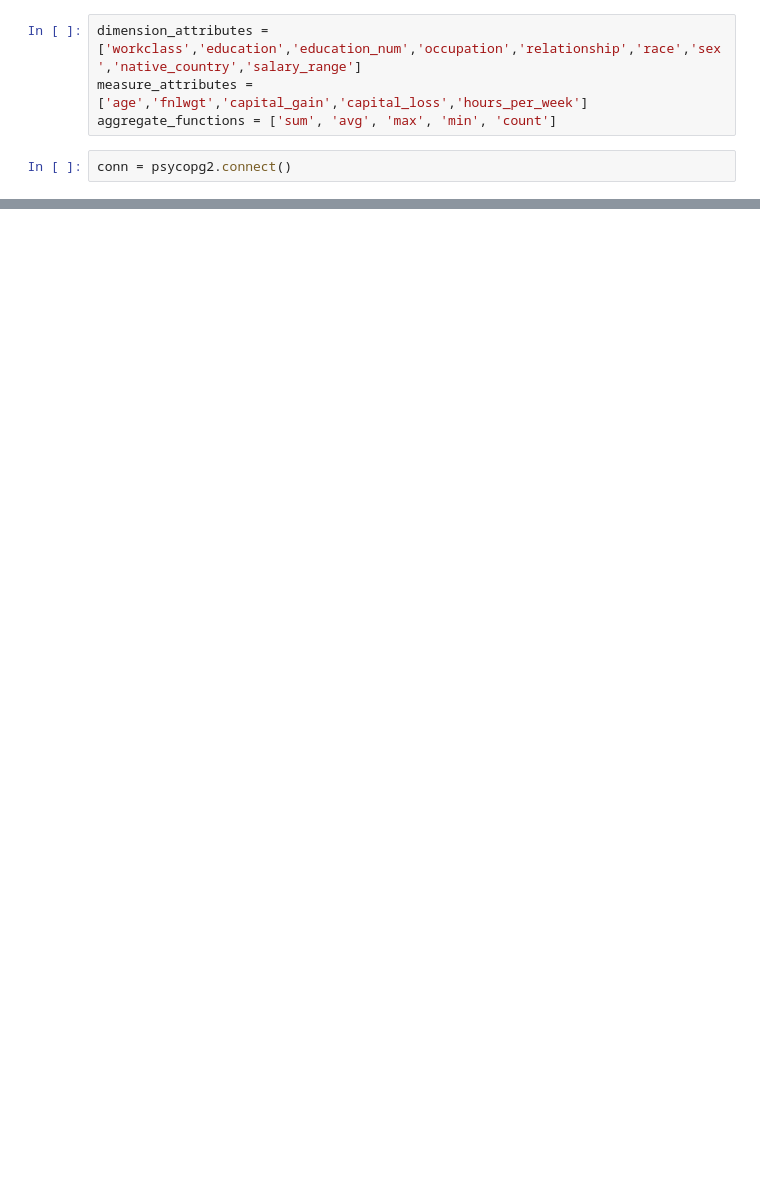
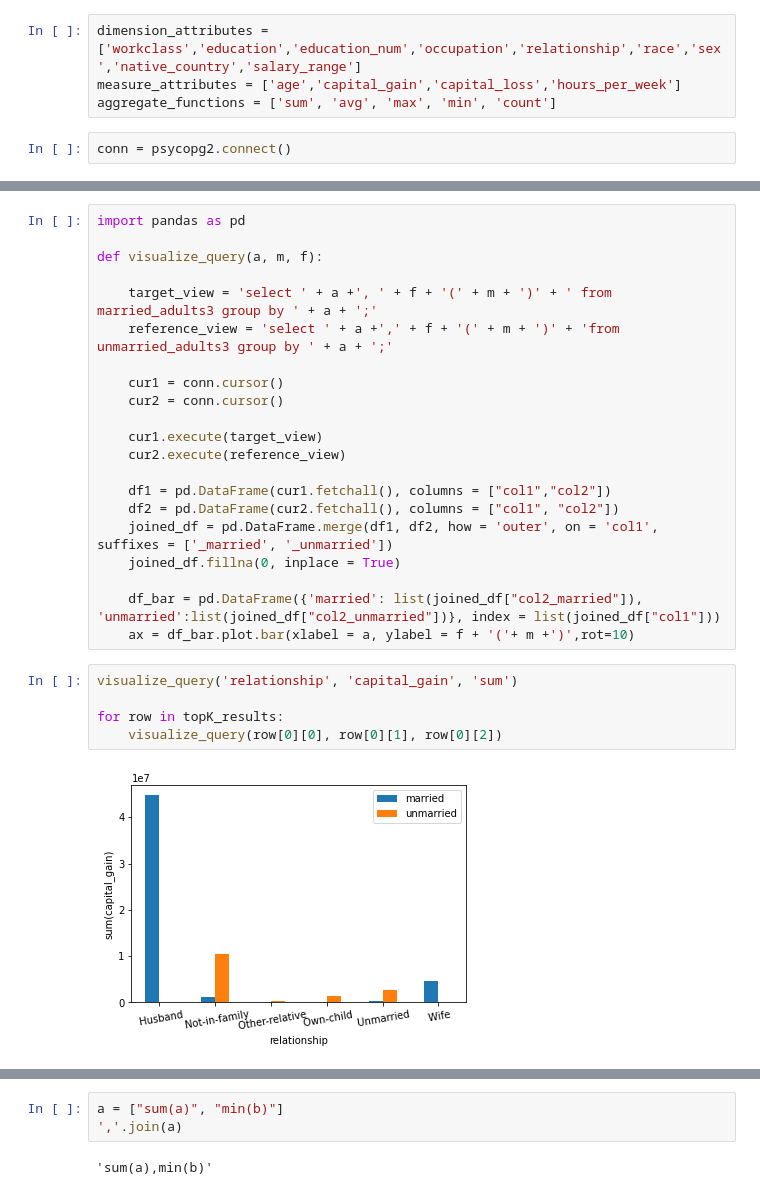
Before and after one commit to mohithakhilesh/seeDB, a Jupyter notebook: seedb.ipynb, the cells around one changed output, grey strips where cells are left out. Cells and saved outputs as stored; diff of their text form; blank space fills up the shorter version.

```diff
--- a/seedb.ipynb
+++ b/seedb.ipynb
@@ -4,6 +6,6 @@ from scipy import stats as kl
 # %%
 dimension_attributes = ['workclass','education','education_num','occupation','relationship','race','sex','native_country','salary_range']
-measure_attributes = ['age','fnlwgt','capital_gain','capital_loss','hours_per_week']
+measure_attributes = ['age','capital_gain','capital_loss','hours_per_week']
 aggregate_functions = ['sum', 'avg', 'max', 'min', 'count']
 # %%
 conn = psycopg2.connect()
@@ -103,0 +124,28 @@ print(topK_results)
+# %%
+import pandas as pd
+
+def visualize_query(a, m, f):
+
+    target_view = 'select ' + a +', ' + f + '(' + m + ')' + ' from married_adults3 group by ' + a + ';'
+    reference_view = 'select ' + a +',' + f + '(' + m + ')' + 'from unmarried_adults3 group by ' + a + ';'
+
+    cur1 = conn.cursor()
+    cur2 = conn.cursor()
+
+    cur1.execute(target_view)
+    cur2.execute(reference_view)
+
+    df1 = pd.DataFrame(cur1.fetchall(), columns = ["col1","col2"])
+    df2 = pd.DataFrame(cur2.fetchall(), columns = ["col1", "col2"])
+    joined_df = pd.DataFrame.merge(df1, df2, how = 'outer', on = 'col1', suffixes = ['_married', '_unmarried'])
+    joined_df.fillna(0, inplace = True)
+
+    df_bar = pd.DataFrame({'married': list(joined_df["col2_married"]), 'unmarried':list(joined_df["col2_unmarried"])}, index = list(joined_df["col1"]))
+    ax = df_bar.plot.bar(xlabel = a, ylabel = f + '('+ m +')',rot=10)
+# %%
+visualize_query('relationship', 'capital_gain', 'sum')
+
+for row in topK_results:
+    visualize_query(row[0][0], row[0][1], row[0][2])
+# %% [output]
+[figure, added]
@@ -103,0 +157,5 @@ print(topK_results)
+# %%
+a = ["sum(a)", "min(b)"]
+','.join(a)
+# %% [output]
+'sum(a),min(b)'
```
Also changed, not shown: parts of 7 cells of this notebook.
